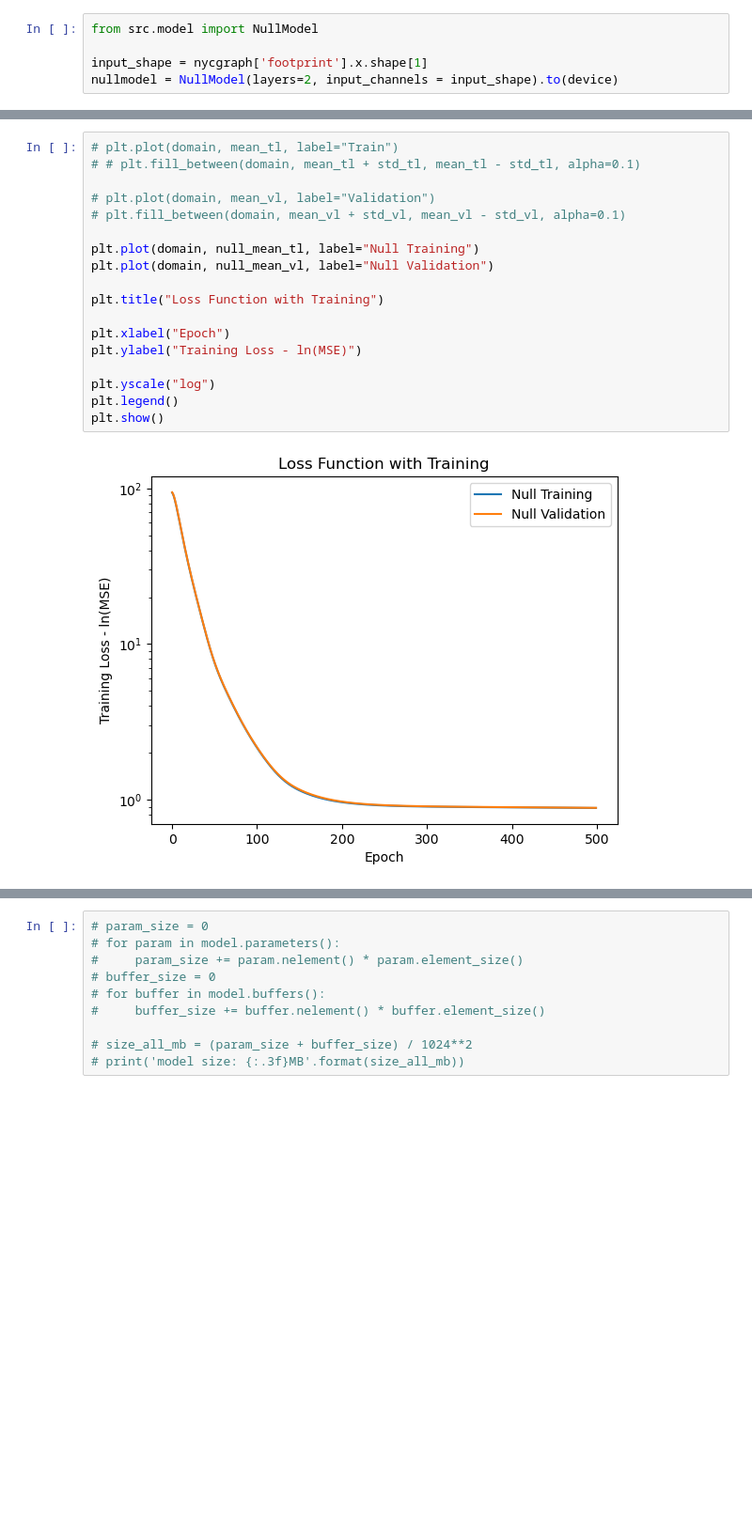
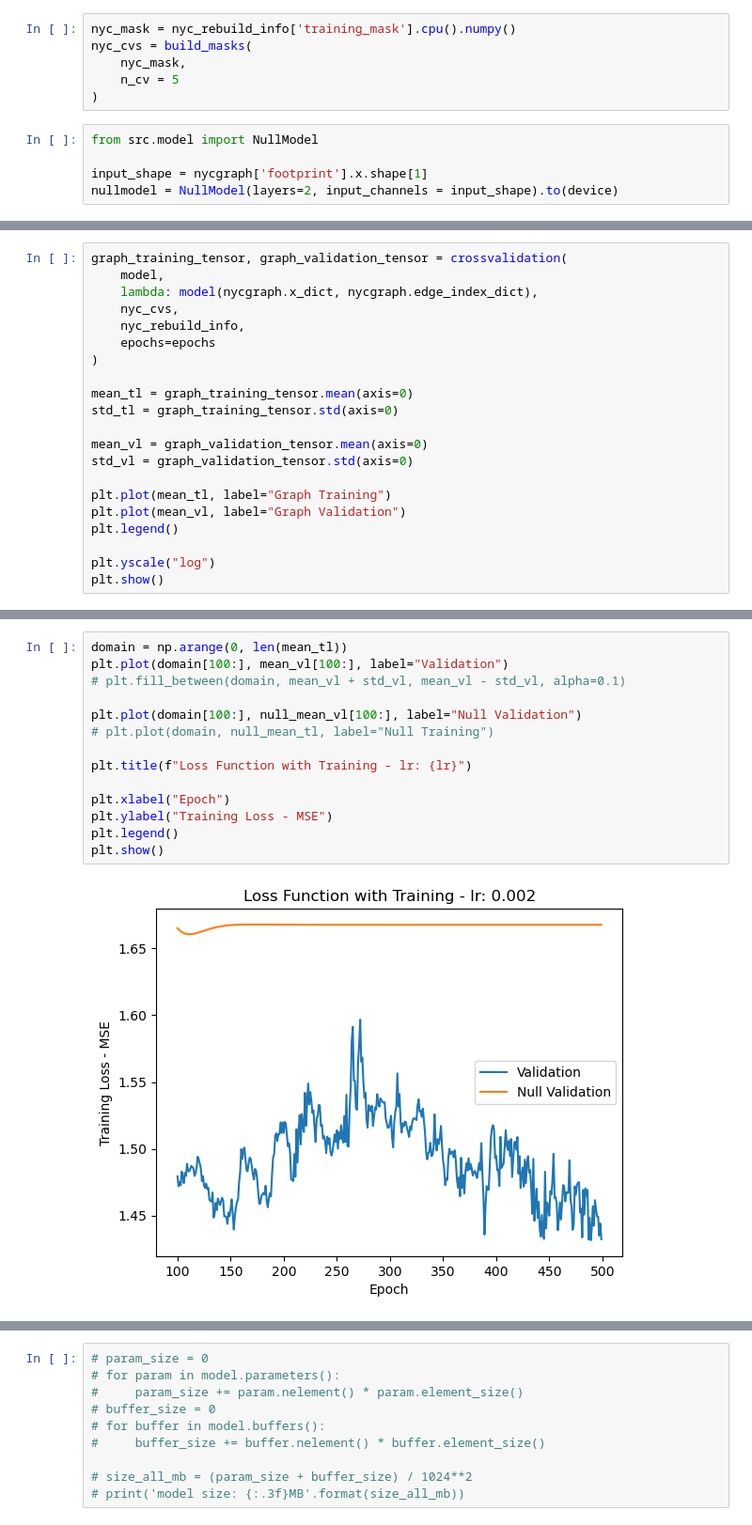
Before and after one commit to trdougherty/GRIDS, a Jupyter notebook: p1_generalbenefits.ipynb, the cells around one changed output, grey strips where cells are left out. Shown at 94% size. Drawn from its saved outputs; the diff is of its cells as text; blank space fills up the shorter version.

```diff
--- a/p1_generalbenefits.ipynb
+++ b/p1_generalbenefits.ipynb
@@ -147,3 +89,9 @@ nycgraph['footprint'].x.shape[1]
+# %%
+nyc_mask = nyc_rebuild_info['training_mask'].cpu().numpy()
+nyc_cvs = build_masks(
+    nyc_mask,
+    n_cv = 5
+)
 # %%
 from src.model import NullModel
 
@@ -361,0 +152,21 @@ domain = np.arange(0, len(mean_tl))
+# %%
+graph_training_tensor, graph_validation_tensor = crossvalidation(
+    model,
+    lambda: model(nycgraph.x_dict, nycgraph.edge_index_dict),
+    nyc_cvs,
+    nyc_rebuild_info,
+    epochs=epochs
+)
+
+mean_tl = graph_training_tensor.mean(axis=0)
+std_tl = graph_training_tensor.std(axis=0)
+
+mean_vl = graph_validation_tensor.mean(axis=0)
+std_vl = graph_validation_tensor.std(axis=0)
+
+plt.plot(mean_tl, label="Graph Training")
+plt.plot(mean_vl, label="Graph Validation")
+plt.legend()
+
+plt.yscale("log")
+plt.show()
@@ -362,20 +175,16 @@ domain = np.arange(0, len(mean_tl))
 # %%
-# plt.plot(domain, mean_tl, label="Train")
-# # plt.fill_between(domain, mean_tl + std_tl, mean_tl - std_tl, alpha=0.1)
-
-# plt.plot(domain, mean_vl, label="Validation")
+domain = np.arange(0, len(mean_tl))
+plt.plot(domain[100:], mean_vl[100:], label="Validation")
 # plt.fill_between(domain, mean_vl + std_vl, mean_vl - std_vl, alpha=0.1)
 
-plt.plot(domain, null_mean_tl, label="Null Training")
-plt.plot(domain, null_mean_vl, label="Null Validation")
+plt.plot(domain[100:], null_mean_vl[100:], label="Null Validation")
+# plt.plot(domain, null_mean_tl, label="Null Training")
 
-plt.title("Loss Function with Training")
+plt.title(f"Loss Function with Training - lr: {lr}")
 
 plt.xlabel("Epoch")
-plt.ylabel("Training Loss - ln(MSE)")
-
-plt.yscale("log")
+plt.ylabel("Training Loss - MSE")
 plt.legend()
 plt.show()
 # %% [output]
-[figure, old version]
+[figure, new version]
```
Also changed, not shown: parts of 50 cells of this notebook, 1 other file.
